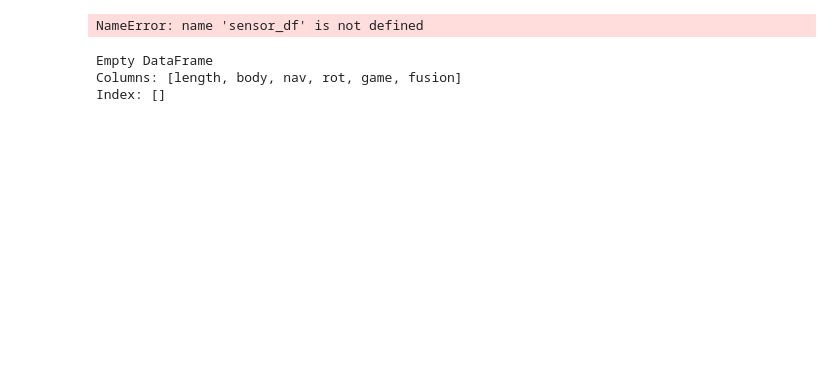
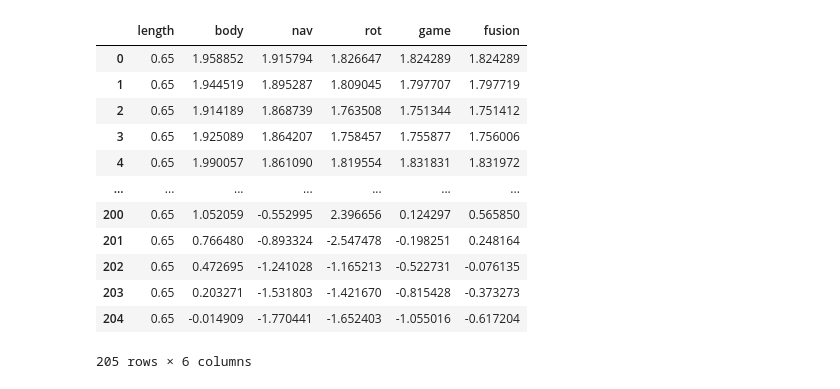
Before and after one commit to keenranger/WHere_codes, a Jupyter notebook: main.ipynb, the cells around one changed output. Saved outputs shown, nothing was run; the diff lists cells and outputs as text; code cells hidden in the pictures; blank space fills up the shorter version.

```diff
--- a/main.ipynb
+++ b/main.ipynb
@@ -14,7 +14,7 @@ import matplotlib.pyplot as plt
 from tqdm import tqdm
 import plotly.graph_objects as go
 # %%
-file_name = "200703_taeurung"
+file_name = "200703_taereung"
 pvloader = DataLoader("data/200703_taereung.csv", file_name)
 pvloader.loader()
 sensor_df = pvloader.sensor_df[["time", "accx", "accy", "accz", "gyrox", "gyroy",
@@ -27,17 +33,25 @@ FileNotFoundError: [Errno 2] File data/200703_taeureung.csv does not exist: 'dat
 walker = Walker()
 for row in tqdm(sensor_df.itertuples(), total=len(sensor_df)):
     walker.step(row[0], row[1], row[2:5], row[5:8], row[8:12], row[12:16])
-# %% [output]
-NameError: name 'sensor_df' is not defined
 # %%
 
 displacement_df = pdr_to_displacement(walker.pdr_df)
 position_df = displacement_df.cumsum()
-print(walker.pdr_df)
+walker.pdr_df
 # %% [output]
+|  | length | body | nav | rot | game | fusion |
+| 0 | 0.65 | 1.958852 | 1.915794 | 1.826647 | 1.824289 | 1.824289 |
+| 1 | 0.65 | 1.944519 | 1.895287 | 1.809045 | 1.797707 | 1.797719 |
+| 2 | 0.65 | 1.914189 | 1.868739 | 1.763508 | 1.751344 | 1.751412 |
+| 3 | 0.65 | 1.925089 | 1.864207 | 1.758457 | 1.755877 | 1.756006 |
+| 4 | 0.65 | 1.990057 | 1.861090 | 1.819554 | 1.831831 | 1.831972 |
+| ... | ... | ... | ... | ... | ... | ... |
+| 200 | 0.65 | 1.052059 | -0.552995 | 2.396656 | 0.124297 | 0.565850 |
+| 201 | 0.65 | 0.766480 | -0.893324 | -2.547478 | -0.198251 | 0.248164 |
+| 202 | 0.65 | 0.472695 | -1.241028 | -1.165213 | -0.522731 | -0.076135 |
+| 203 | 0.65 | 0.203271 | -1.531803 | -1.421670 | -0.815428 | -0.373273 |
+| 204 | 0.65 | -0.014909 | -1.770441 | -1.652403 | -1.055016 | -0.617204 |
-Empty DataFrame
-Columns: [length, body, nav, rot, game, fusion]
-Index: []
+205 rows × 6 columns
 # %%
 fig = go.Figure()
 fig.add_trace(go.Scatter(
```
Also changed, not shown: parts of 4 cells of this notebook, 4 other files.
